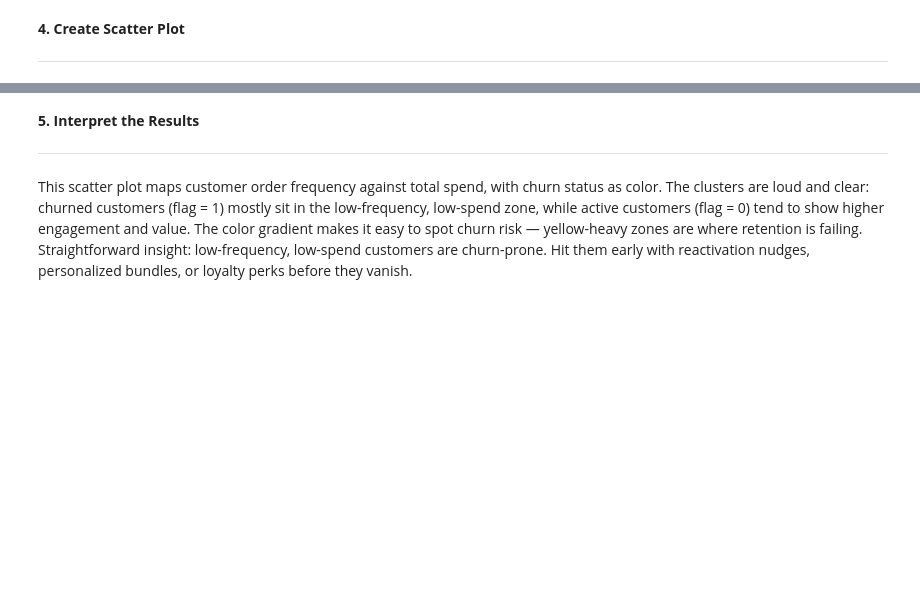
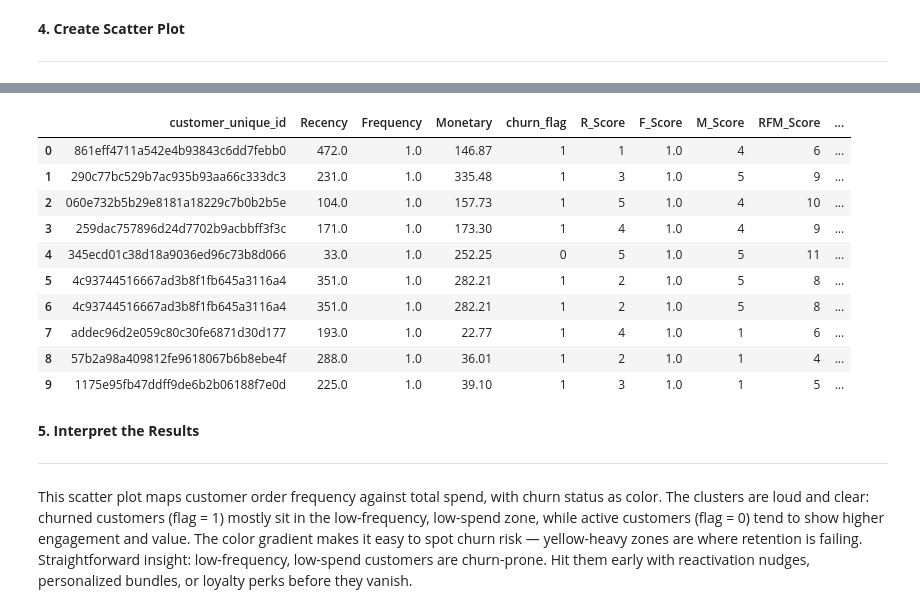
Before and after one commit to Kanakbaghel/Capstone_Project, a Jupyter notebook: Scripts/P1 : Data Cleaning and Exploration.ipynb, the cells around one changed output, grey strips where cells are left out. Drawn from its saved outputs; the diff is of its cells as text; code cells hidden in the pictures; blank space fills up the shorter version.

```diff
--- a/Scripts/P1 : Data Cleaning and Exploration.ipynb
+++ b/Scripts/P1 : Data Cleaning and Exploration.ipynb
@@ -618,19 +618,3 @@ Together, these dimensions help identify customer segments such as “High-Value
 **1. Derive RFM Metrics & 2. Merge Churn Information**
 
 -------------
-# %%
-# Recency: days_since_last_order from customers
-# Frequency: total_orders from customers
-# Monetary: total_spent from customers
-rfm = customers[['customer_id', 'days_since_last_order', 'total_orders', 'total_spent']].copy()
-rfm.columns = ['customer_id', 'Recency', 'Frequency', 'Monetary']
-
-rfm = rfm.merge(customers[['customer_id', 'churn_flag']], on='customer_id')
-# %%
-# Example: assign scores based on quantiles
-rfm['R_Score'] = pd.qcut(rfm['Recency'], 5, labels=[5,4,3,2,1])
-rfm['F_Score'] = rfm['Frequency'] # Directly use Frequency as score since values are 1-5
-rfm['M_Score'] = pd.qcut(rfm['Monetary'], 5, labels=[1,2,3,4,5])
-
-# Combine into one RFM score
-rfm['RFM_Score'] = rfm['R_Score'].astype(int) + rfm['F_Score'].astype(int) + rfm['M_Score'].astype(int)
@@ -647,13 +620,0 @@ rfm.head()
-# %%
-# interpreting RFM scores
-def segment_customer(score):
-    if score >= 12:
-        return 'Champions'
-    elif score >= 9:
-        return 'Loyal'
-    elif score >= 6:
-        return 'Potential'
-    else:
-        return 'At Risk'
-
-rfm['Segment'] = rfm['RFM_Score'].apply(segment_customer)
@@ -693,3 +696,18 @@ plt.show()
+# %%
+# check RFM values
+rfm.head(10)
+# %% [output]
+|  | customer_unique_id | Recency | Frequency | Monetary | churn_flag | R_Score | F_Score | M_Score | RFM_Score | ... |
+| 0 | 861eff4711a542e4b93843c6dd7febb0 | 472.0 | 1.0 | 146.87 | 1 | 1 | 1.0 | 4 | 6 | ... |
+| 1 | 290c77bc529b7ac935b93aa66c333dc3 | 231.0 | 1.0 | 335.48 | 1 | 3 | 1.0 | 5 | 9 | ... |
+| 2 | 060e732b5b29e8181a18229c7b0b2b5e | 104.0 | 1.0 | 157.73 | 1 | 5 | 1.0 | 4 | 10 | ... |
+| 3 | 259dac757896d24d7702b9acbbff3f3c | 171.0 | 1.0 | 173.30 | 1 | 4 | 1.0 | 4 | 9 | ... |
+| 4 | 345ecd01c38d18a9036ed96c73b8d066 | 33.0 | 1.0 | 252.25 | 0 | 5 | 1.0 | 5 | 11 | ... |
+| 5 | 4c93744516667ad3b8f1fb645a3116a4 | 351.0 | 1.0 | 282.21 | 1 | 2 | 1.0 | 5 | 8 | ... |
+| 6 | 4c93744516667ad3b8f1fb645a3116a4 | 351.0 | 1.0 | 282.21 | 1 | 2 | 1.0 | 5 | 8 | ... |
+| 7 | addec96d2e059c80c30fe6871d30d177 | 193.0 | 1.0 | 22.77 | 1 | 4 | 1.0 | 1 | 6 | ... |
+| 8 | 57b2a98a409812fe9618067b6b8ebe4f | 288.0 | 1.0 | 36.01 | 1 | 2 | 1.0 | 1 | 4 | ... |
+| 9 | 1175e95fb47ddff9de6b2b06188f7e0d | 225.0 | 1.0 | 39.10 | 1 | 3 | 1.0 | 1 | 5 | ... |
 # %% [markdown]
 **5. Interpret the Results**
 
```
Also changed, not shown: parts of 12 cells of this notebook.
